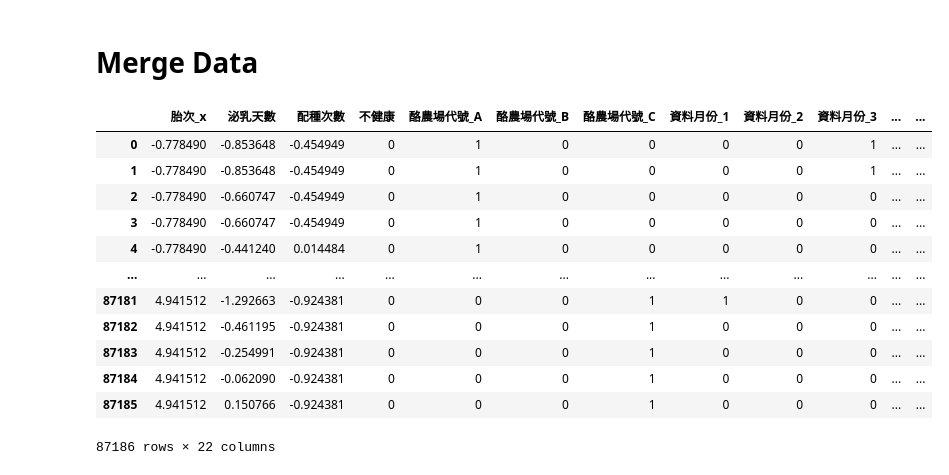
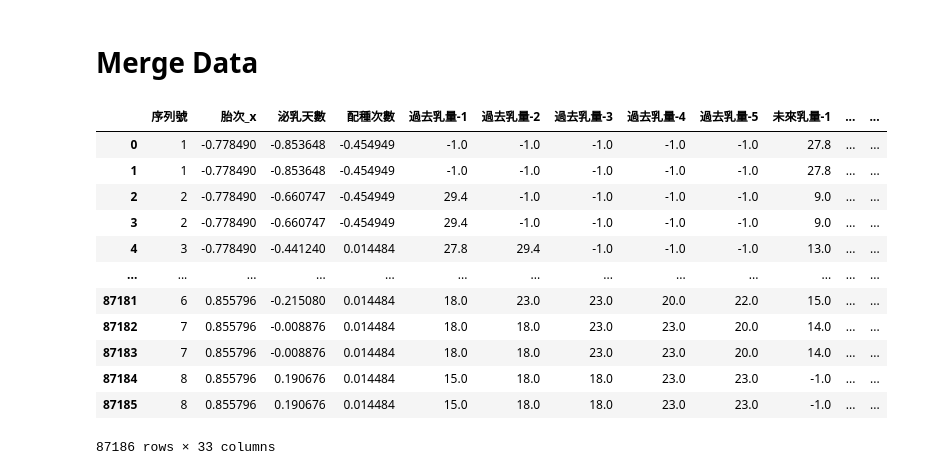
Before and after one commit to kevin879275/DL_FinalProject, a Jupyter notebook: data.ipynb, the cells around one changed output. Saved outputs shown, nothing was run; the diff lists cells and outputs as text; code cells hidden in the pictures.

Commit message:
time series merge to data

```diff
--- a/data.ipynb
+++ b/data.ipynb
@@ -66,0 +69,35 @@ def augFeatures(data, name):
+# %%
+# SQL
+def buildtable(data):
+    t1 = data
+    t2 = data
+    t3 = data
+    # Join
+    t4 = pd.merge(t1, t2, on = ['乳牛編號', '胎次'], suffixes = ['_L', '_R'])
+    # Filter
+    t5 = t4[(t4.月齡_L >= t4.月齡_R)]
+    # Group by
+    t6 = t5.groupby(['ID_L'], as_index = False)
+    # Aggregate
+    t7 = t6.agg({'ID_R': 'count'})
+
+    t8 = t7.rename(columns = {'ID_L': 'ID', 'ID_R': '序列號'})
+    t9 = pd.merge(t8, t3, on = ['ID'])
+    t10 = t9.sort_values(by = ['乳牛編號', '胎次', '序列號'])
+    return t10
+
+
+# build time series
+def build_data(train, pastMonth=5, futureMonth=5):
+    train['過去乳量-1'] = train.groupby(by=['乳牛編號', '胎次'])['乳量'].shift()
+    for i in range(2, pastMonth+1):
+        train['過去乳量-%d'%(i)] = train.groupby(by=['乳牛編號', '胎次'])['過去乳量-%d'%(i-1)].shift()
+    train['未來乳量-1'] = train.groupby(by=['乳牛編號', '胎次'])['乳量'].shift(-1)
+    for i in range(2, futureMonth+1):
+        train['未來乳量-%d'%(i)] = train.groupby(by=['乳牛編號', '胎次'])['未來乳量-%d'%(i-1)].shift(-1)
+    return train
+# %%
+report = buildtable(report)
+report = build_data(report)
+
+report.head()
@@ -330,28 +351,29 @@ See the caveats in the documentation: https://pandas.pydata.org/pandas-docs/stab
 # %%
 x = pd.merge(Train_report_x, Train_birth_x, on= ['乳牛編號'])
 
 # x = pd.merge(x, Train_breed_x, on = ['乳牛編號'])
 # x = pd.merge(x, Train_spec_x, on= ['乳牛編號'])
 
 y = x['乳量'].values
 x = x.drop(columns = ['乳牛編號','乳量'], axis = 1)
+x = x.fillna(-1)
 
 # x = normalize(x)
 x
 # %% [output]
-|  | 胎次_x | 泌乳天數 | 配種次數 | 不健康 | 酪農場代號_A | 酪農場代號_B | 酪農場代號_C | 資料月份_1 | 資料月份_2 | 資料月份_3 | ... | ... |
-| 0 | -0.778490 | -0.853648 | -0.454949 | 0 | 1 | 0 | 0 | 0 | 0 | 1 | ... | ... |
-| 1 | -0.778490 | -0.853648 | -0.454949 | 0 | 1 | 0 | 0 | 0 | 0 | 1 | ... | ... |
-| 2 | -0.778490 | -0.660747 | -0.454949 | 0 | 1 | 0 | 0 | 0 | 0 | 0 | ... | ... |
-| 3 | -0.778490 | -0.660747 | -0.454949 | 0 | 1 | 0 | 0 | 0 | 0 | 0 | ... | ... |
-| 4 | -0.778490 | -0.441240 | 0.014484 | 0 | 1 | 0 | 0 | 0 | 0 | 0 | ... | ... |
+|  | 序列號 | 胎次_x | 泌乳天數 | 配種次數 | 過去乳量-1 | 過去乳量-2 | 過去乳量-3 | 過去乳量-4 | 過去乳量-5 | 未來乳量-1 | ... | ... |
+| 0 | 1 | -0.778490 | -0.853648 | -0.454949 | -1.0 | -1.0 | -1.0 | -1.0 | -1.0 | 27.8 | ... | ... |
+| 1 | 1 | -0.778490 | -0.853648 | -0.454949 | -1.0 | -1.0 | -1.0 | -1.0 | -1.0 | 27.8 | ... | ... |
+| 2 | 2 | -0.778490 | -0.660747 | -0.454949 | 29.4 | -1.0 | -1.0 | -1.0 | -1.0 | 9.0 | ... | ... |
+| 3 | 2 | -0.778490 | -0.660747 | -0.454949 | 29.4 | -1.0 | -1.0 | -1.0 | -1.0 | 9.0 | ... | ... |
+| 4 | 3 | -0.778490 | -0.441240 | 0.014484 | 27.8 | 29.4 | -1.0 | -1.0 | -1.0 | 13.0 | ... | ... |
 | ... | ... | ... | ... | ... | ... | ... | ... | ... | ... | ... | ... | ... |
-| 87181 | 4.941512 | -1.292663 | -0.924381 | 0 | 0 | 0 | 1 | 1 | 0 | 0 | ... | ... |
-| 87182 | 4.941512 | -0.461195 | -0.924381 | 0 | 0 | 0 | 1 | 0 | 0 | 0 | ... | ... |
-| 87183 | 4.941512 | -0.254991 | -0.924381 | 0 | 0 | 0 | 1 | 0 | 0 | 0 | ... | ... |
-| 87184 | 4.941512 | -0.062090 | -0.924381 | 0 | 0 | 0 | 1 | 0 | 0 | 0 | ... | ... |
-| 87185 | 4.941512 | 0.150766 | -0.924381 | 0 | 0 | 0 | 1 | 0 | 0 | 0 | ... | ... |
+| 87181 | 6 | 0.855796 | -0.215080 | 0.014484 | 18.0 | 23.0 | 23.0 | 20.0 | 22.0 | 15.0 | ... | ... |
+| 87182 | 7 | 0.855796 | -0.008876 | 0.014484 | 18.0 | 18.0 | 23.0 | 23.0 | 20.0 | 14.0 | ... | ... |
+| 87183 | 7 | 0.855796 | -0.008876 | 0.014484 | 18.0 | 18.0 | 23.0 | 23.0 | 20.0 | 14.0 | ... | ... |
+| 87184 | 8 | 0.855796 | 0.190676 | 0.014484 | 15.0 | 18.0 | 18.0 | 23.0 | 23.0 | -1.0 | ... | ... |
+| 87185 | 8 | 0.855796 | 0.190676 | 0.014484 | 15.0 | 18.0 | 18.0 | 23.0 | 23.0 | -1.0 | ... | ... |
-87186 rows × 22 columns
+87186 rows × 33 columns
 # %%
 test = pd.merge(Test_report_x, Test_birth_x, on =  ['乳牛編號'], how = 'left')
 
```
Also changed, not shown: parts of 12 cells of this notebook, 1 other file.
